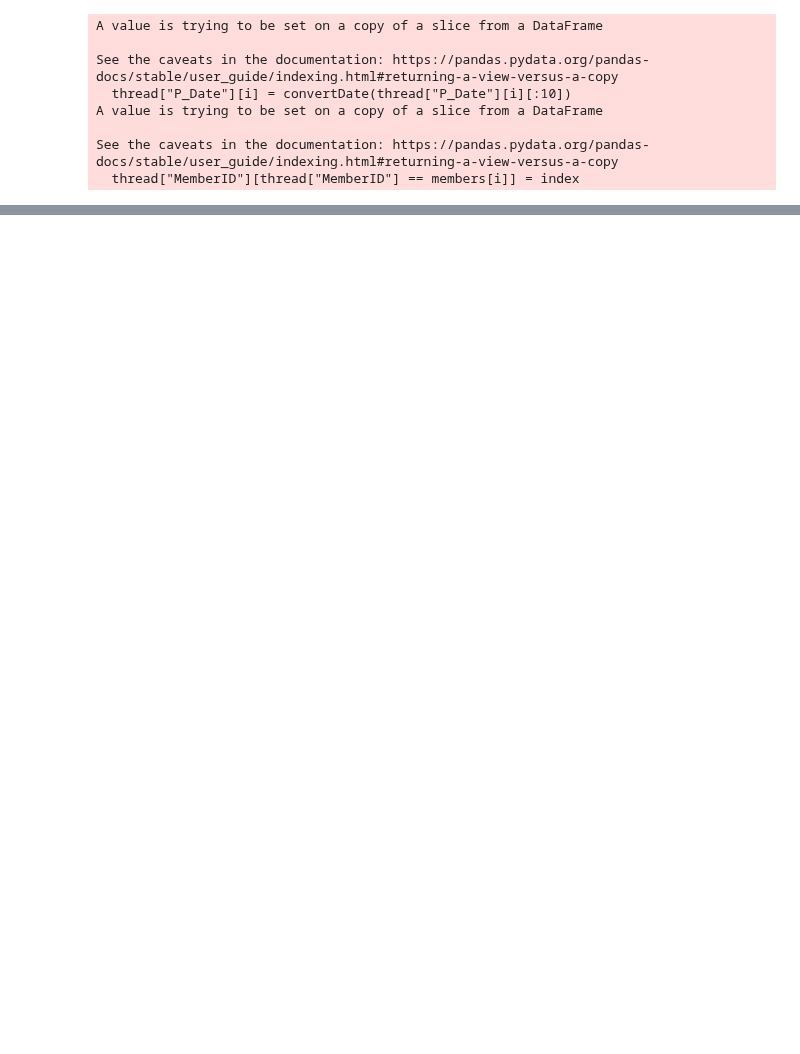
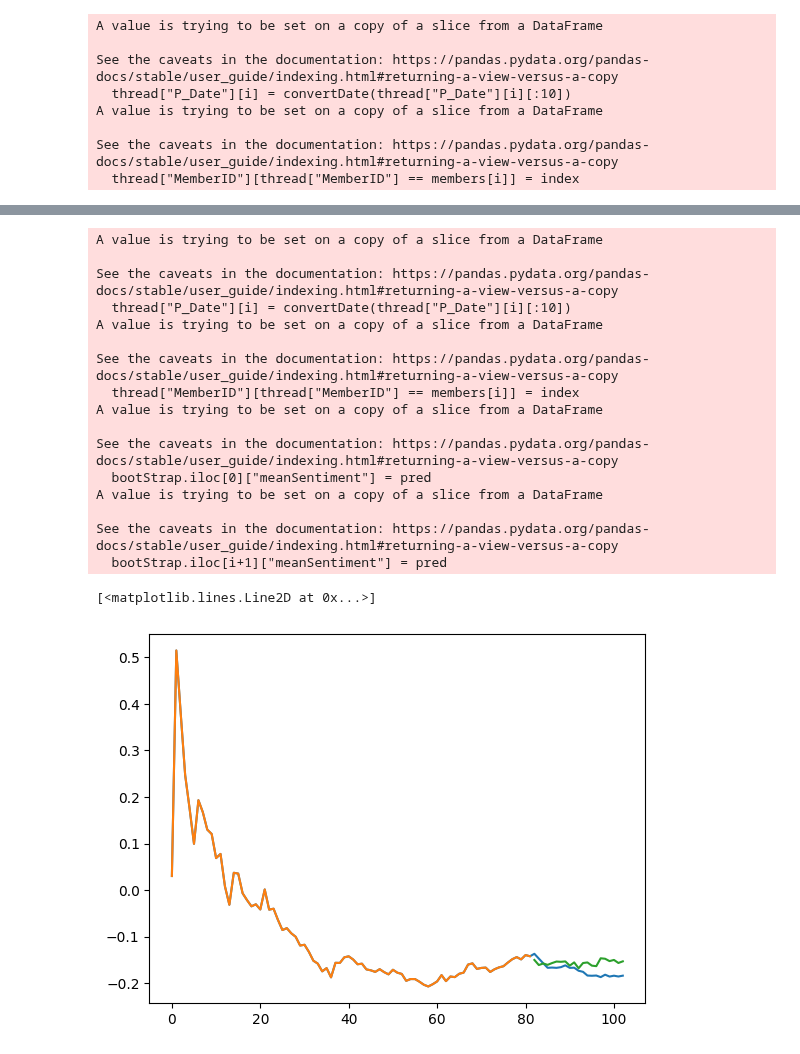
Before and after one commit to nguye639/NguyenThesis, a Jupyter notebook: spreadModel.ipynb, the cells around one changed output, grey strips where cells are left out. Saved outputs shown, nothing was run; the diff lists cells and outputs as text; code cells hidden in the pictures; blank space fills up the shorter version.

Commit message:
Add files via upload
update model

```diff
--- a/spreadModel.ipynb
+++ b/spreadModel.ipynb
@@ -331,0 +337,51 @@ plt.legend()
+# %%
+def getBootStrap(predTest, testSample):
+
+    bootStrap = pd.DataFrame(testSample.iloc[-10:]).sample(n =  len(predTest)-len(testSample),replace=True)
+    bootStrap.reset_index(drop = True,inplace = True)
+    bootStrap["threadLength"] = np.arange(len(testSample), len(bootStrap)+len(testSample))
+
+    pred = model.predict(testSample.iloc[-1].to_numpy().reshape(-1,1,7), verbose = False)
+    bootStrap.iloc[0]["meanSentiment"] = pred
+
+    for i in range(0,len(bootStrap)-1):
+        pred = model.predict(bootStrap.iloc[i].to_numpy().reshape(-1,1,7), verbose = False)
+        bootStrap.iloc[i+1]["meanSentiment"] = pred
+
+    return  bootStrap["meanSentiment"]
+# %%
+test = featureExtract(-10)
+predTest = test[test.columns[1:-1]]
+testSample = predTest.iloc[0:int(.8*len(predTest))]
+
+samples = []
+for i in range(0,10):
+    samples.append(getBootStrap(predTest, testSample))
+
+forecast= np.mean(samples,axis = 0)
+
+t = np.arange(0,len(testSample))
+forecastT = np.arange(len(testSample), len(forecast) +len(testSample))
+
+plt.plot(predTest["threadLength"] -2, predTest["meanSentiment"])
+plt.plot(t,testSample["meanSentiment"])
+plt.plot(forecastT, forecast)
+# %% [output]
+A value is trying to be set on a copy of a slice from a DataFrame
+
+See the caveats in the documentation: https://pandas.pydata.org/pandas-docs/stable/user_guide/indexing.html#returning-a-view-versus-a-copy
+  thread["P_Date"][i] = convertDate(thread["P_Date"][i][:10])
+A value is trying to be set on a copy of a slice from a DataFrame
+
+See the caveats in the documentation: https://pandas.pydata.org/pandas-docs/stable/user_guide/indexing.html#returning-a-view-versus-a-copy
+  thread["MemberID"][thread["MemberID"] == members[i]] = index
+A value is trying to be set on a copy of a slice from a DataFrame
+
+See the caveats in the documentation: https://pandas.pydata.org/pandas-docs/stable/user_guide/indexing.html#returning-a-view-versus-a-copy
+  bootStrap.iloc[0]["meanSentiment"] = pred
+A value is trying to be set on a copy of a slice from a DataFrame
+
+See the caveats in the documentation: https://pandas.pydata.org/pandas-docs/stable/user_guide/indexing.html#returning-a-view-versus-a-copy
+  bootStrap.iloc[i+1]["meanSentiment"] = pred
+[<matplotlib.lines.Line2D at 0x...>]
+[figure, added]
```
Also changed, not shown: parts of 32 cells of this notebook, 3 other files.
